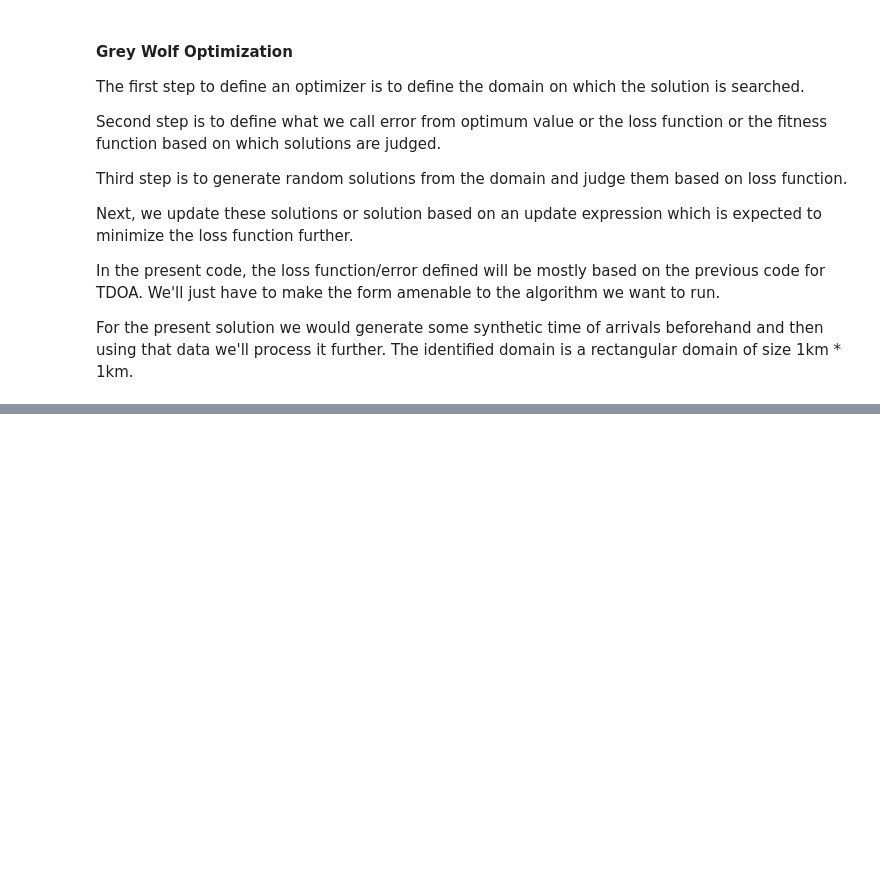
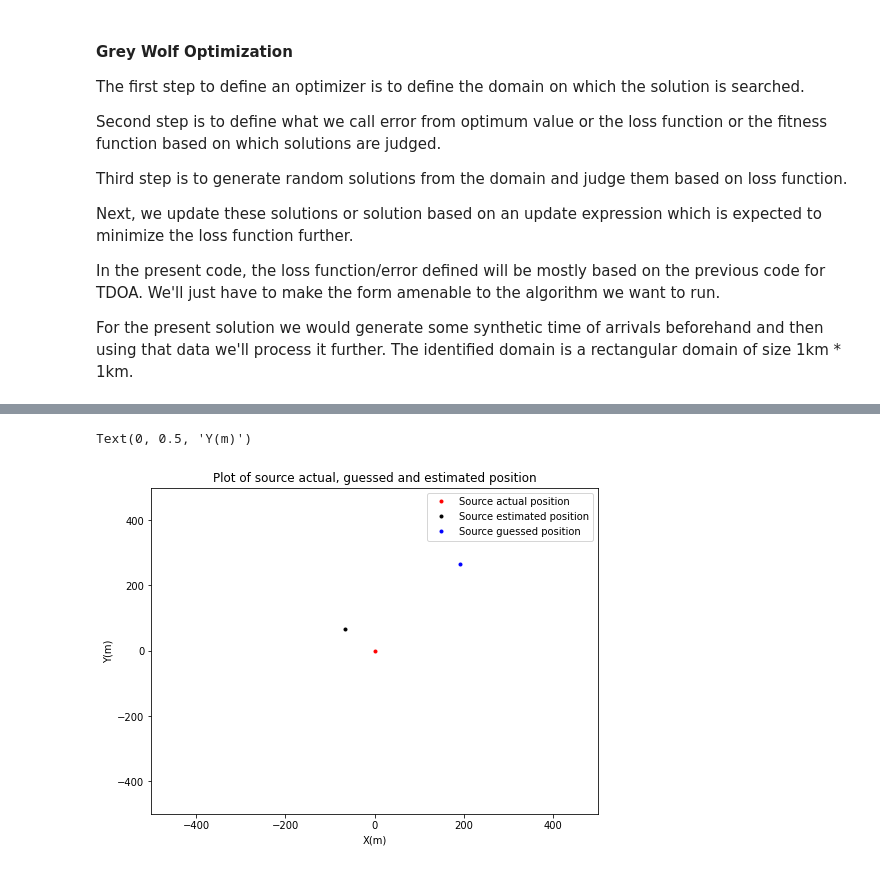
Before and after one commit to Student-Satellite-IITB/GLEE, a Jupyter notebook: Optimization/Grey_wolf_optimization.ipynb, the cells around one changed output, grey strips where cells are left out. Cells and saved outputs as stored; diff of their text form; code cells hidden in the pictures; blank space fills up the shorter version.

```diff
--- a/Optimization/Grey_wolf_optimization.ipynb
+++ b/Optimization/Grey_wolf_optimization.ipynb
@@ -43,7 +43,7 @@ def fitness_GWO(pos_matrix,ToA,wave_vel):
 # Now generating the synthetic data for testing
 wave_vel = 1 # m/s
 
-rec_pos_actual =300 + np.random.normal(loc=0.0,scale =100,size = (n_rec,2))  # actual position for 2 receivers
+rec_pos_actual =300 + np.random.normal(loc=0.0,scale =50,size = (n_rec,2))  # actual position for 2 receivers
 src_pos_actual = np.array([0,0])
 t_rec_ideal = np.zeros(shape =(n_rec,1))
 # calculating the ideal time of arrival
@@ -175,0 +270,17 @@ plt.ylim(-500,500)
+# %%
+# Examining the results via plot
+plt.figure(figsize=(8,6))
+#plt.plot(rec_pos_actual[:,0],rec_pos_actual[:,1],'b.',label='Receivers actual position')
+plt.plot(src_pos_actual[0],src_pos_actual[1],'r.',label='Source actual position')
+#plt.plot(alpha_pos[1:,0],alpha_pos[1:,1],'g.',label='Receivers estimated position')
+plt.plot(alpha_pos[0,0],alpha_pos[0,1],'k.',label='Source estimated position')
+plt.plot(initial_pos[0,0,0],initial_pos[0,0,1],'b.',label='Source guessed position')
+plt.legend()
+plt.title('Plot of source actual, guessed and estimated position')
+plt.xlim(-500,500)
+plt.ylim(-500,500)
+plt.xlabel('X(m)')
+plt.ylabel('Y(m)')
+# %% [output]
+Text(0, 0.5, 'Y(m)')
+[figure, added]
```
Also changed, not shown: parts of 20 cells of this notebook.
